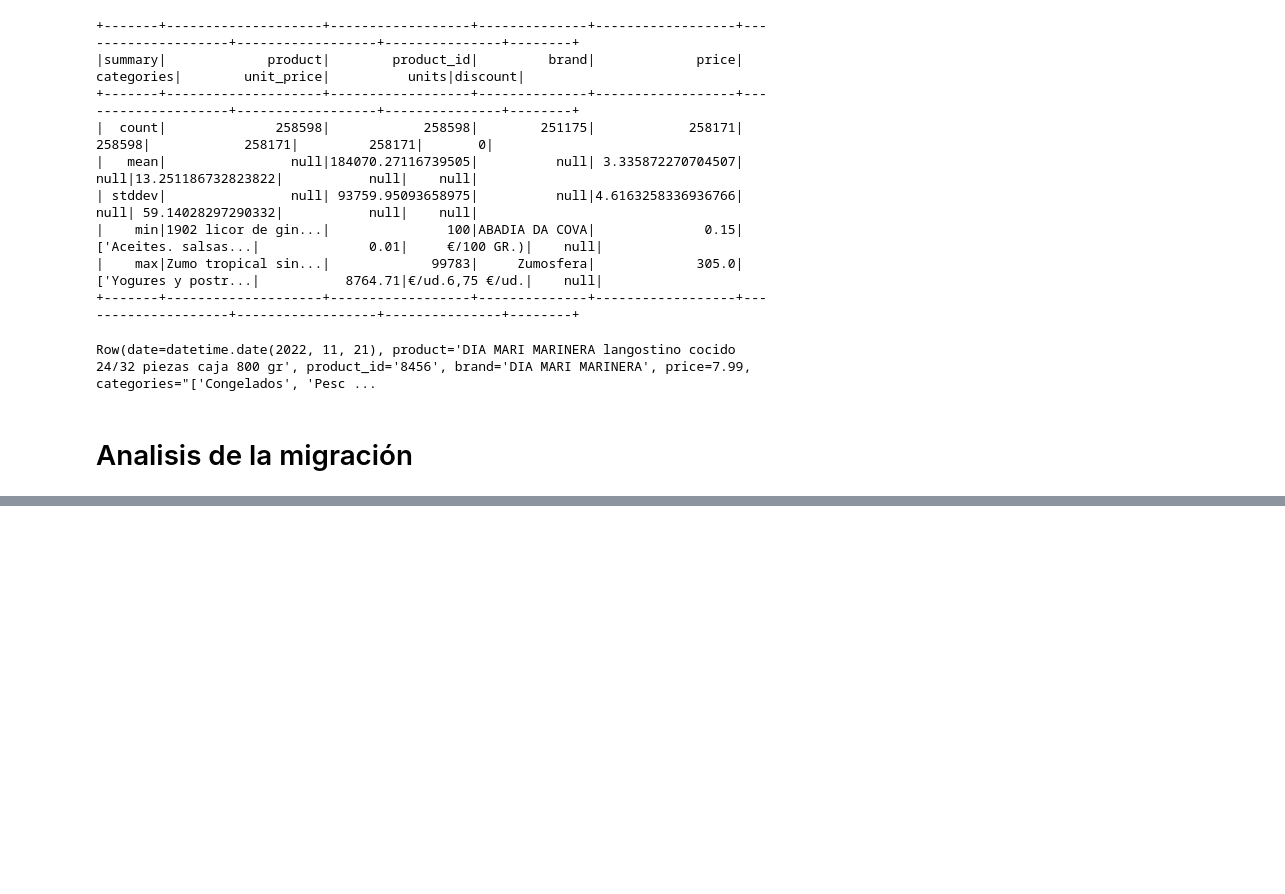
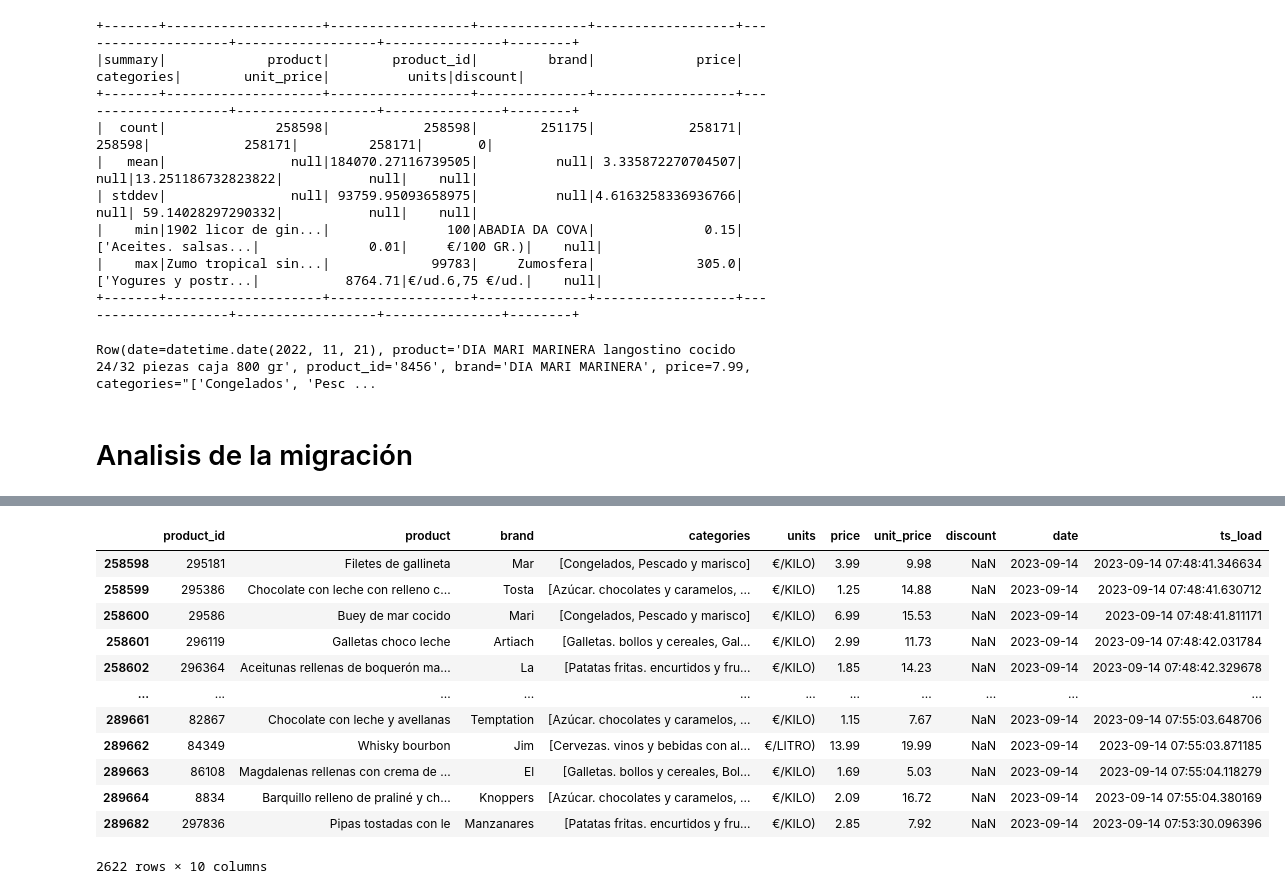
Before and after one commit to cperezh/FoodECommerceScraper, a Jupyter notebook: source/Producto_DIA_DP/Migracion Dataset.ipynb, the cells around one changed output, grey strips where cells are left out. Drawn from its saved outputs; the diff is of its cells as text; code cells hidden in the pictures; blank space fills up the shorter version.

```diff
--- a/source/Producto_DIA_DP/Migracion Dataset.ipynb
+++ b/source/Producto_DIA_DP/Migracion Dataset.ipynb
@@ -95,0 +121,16 @@ df.groupby([df.date.dt.year,df.date.dt.month])["product_id"].agg(pd.Series.nuniq
+# %%
+df14[~df14["product_id"].isin(df15["product_id"])]
+# %% [output]
+|  | product_id | product | brand | categories | units | price | unit_price | discount | date | ts_load |
+| 258598 | 295181 | Filetes de gallineta | Mar | [Congelados, Pescado y marisco] | €/KILO) | 3.99 | 9.98 | NaN | 2023-09-14 | 2023-09-14 07:48:41.346634 |
+| 258599 | 295386 | Chocolate con leche con relleno c... | Tosta | [Azúcar. chocolates y caramelos, ... | €/KILO) | 1.25 | 14.88 | NaN | 2023-09-14 | 2023-09-14 07:48:41.630712 |
+| 258600 | 29586 | Buey de mar cocido | Mari | [Congelados, Pescado y marisco] | €/KILO) | 6.99 | 15.53 | NaN | 2023-09-14 | 2023-09-14 07:48:41.811171 |
+| 258601 | 296119 | Galletas choco leche | Artiach | [Galletas. bollos y cereales, Gal... | €/KILO) | 2.99 | 11.73 | NaN | 2023-09-14 | 2023-09-14 07:48:42.031784 |
+| 258602 | 296364 | Aceitunas rellenas de boquerón ma... | La | [Patatas fritas. encurtidos y fru... | €/KILO) | 1.85 | 14.23 | NaN | 2023-09-14 | 2023-09-14 07:48:42.329678 |
+| ... | ... | ... | ... | ... | ... | ... | ... | ... | ... | ... |
+| 289661 | 82867 | Chocolate con leche y avellanas | Temptation | [Azúcar. chocolates y caramelos, ... | €/KILO) | 1.15 | 7.67 | NaN | 2023-09-14 | 2023-09-14 07:55:03.648706 |
+| 289662 | 84349 | Whisky bourbon | Jim | [Cervezas. vinos y bebidas con al... | €/LITRO) | 13.99 | 19.99 | NaN | 2023-09-14 | 2023-09-14 07:55:03.871185 |
+| 289663 | 86108 | Magdalenas rellenas con crema de ... | El | [Galletas. bollos y cereales, Bol... | €/KILO) | 1.69 | 5.03 | NaN | 2023-09-14 | 2023-09-14 07:55:04.118279 |
+| 289664 | 8834 | Barquillo relleno de praliné y ch... | Knoppers | [Azúcar. chocolates y caramelos, ... | €/KILO) | 2.09 | 16.72 | NaN | 2023-09-14 | 2023-09-14 07:55:04.380169 |
+| 289682 | 297836 | Pipas tostadas con le | Manzanares | [Patatas fritas. encurtidos y fru... | €/KILO) | 2.85 | 7.92 | NaN | 2023-09-14 | 2023-09-14 07:53:30.096396 |
+2622 rows × 10 columns
```
Also changed, not shown: parts of 12 cells of this notebook, 2 other files.
